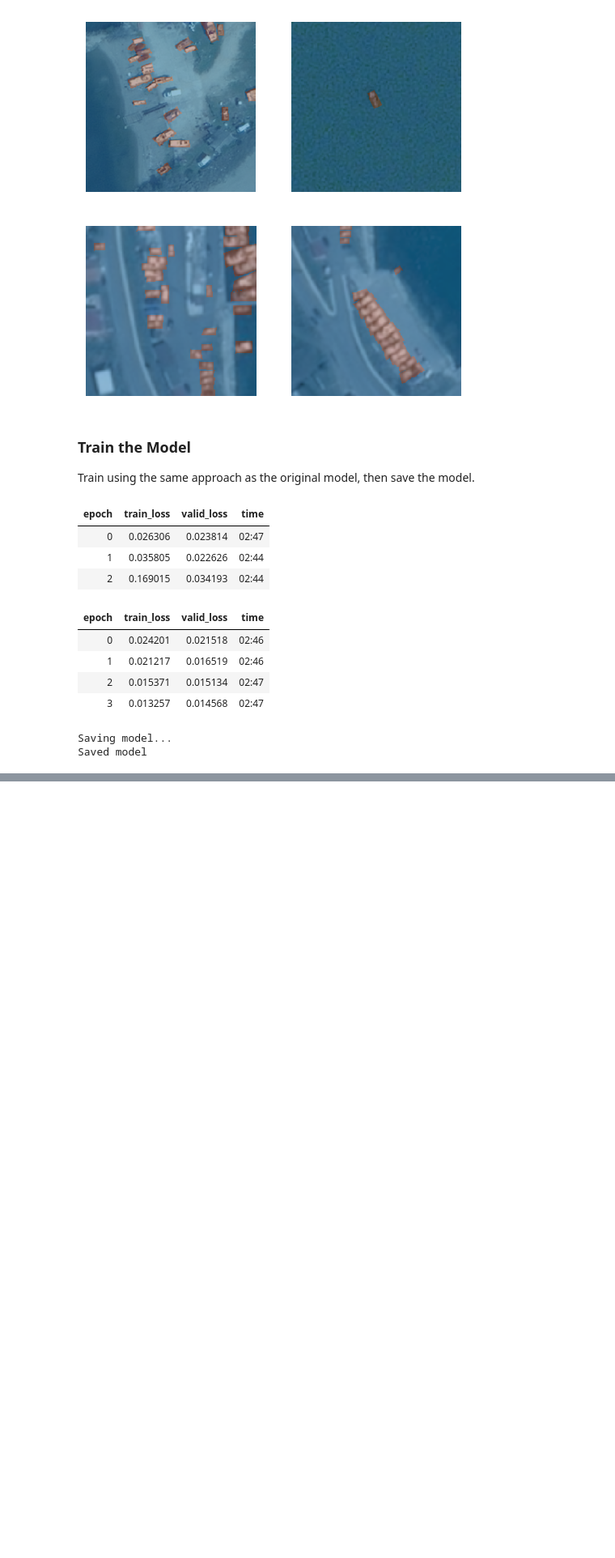
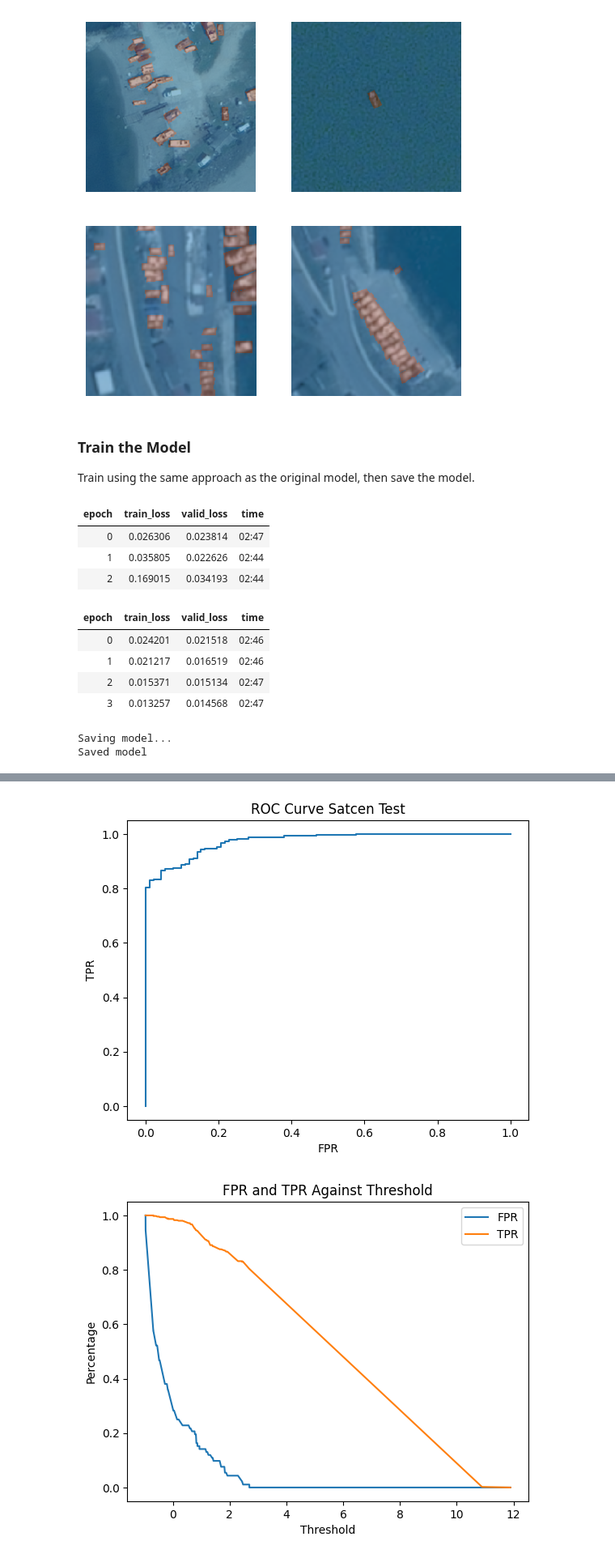
Before and after one commit to TasteDaBombDev/satcen-ship-detection, a Jupyter notebook: ship_detection/unet_finetune_satcen.ipynb, the cells around one changed output, grey strips where cells are left out. Shown: that part at 81% size. Drawn from its saved outputs; the diff is of its cells as text; code cells hidden in the pictures; blank space fills up the shorter version.

```diff
--- a/ship_detection/unet_finetune_satcen.ipynb
+++ b/ship_detection/unet_finetune_satcen.ipynb
@@ -232,0 +304,26 @@ Saved model
+# %%
+# compute and save decision scores
+z = []
+for img in satcen_test:
+
+    # generate prediction
+    with unet_finetuned.no_bar(), unet_finetuned.no_logging(): _, _, pred = unet_finetuned.predict(satcen_path/'pictures'/img)
+    z.append(np.max(pred.numpy()[1]))
+# %%
+# ROC
+fprs, tprs, thresholds = roc_curve(y_test, z)
+plt.plot(fprs, tprs)
+plt.xlabel('FPR')
+plt.ylabel('TPR')
+plt.title('ROC Curve Satcen Test')
+plt.show()
+
+plt.plot(thresholds, fprs, thresholds, tprs)
+plt.xlabel('Threshold')
+plt.ylabel('Percentage')
+plt.legend(['FPR', 'TPR'])
+plt.title('FPR and TPR Against Threshold')
+plt.show()
+# %% [output]
+[figure, added]
+[figure, added]
```
Also changed, not shown: parts of 8 cells of this notebook.
